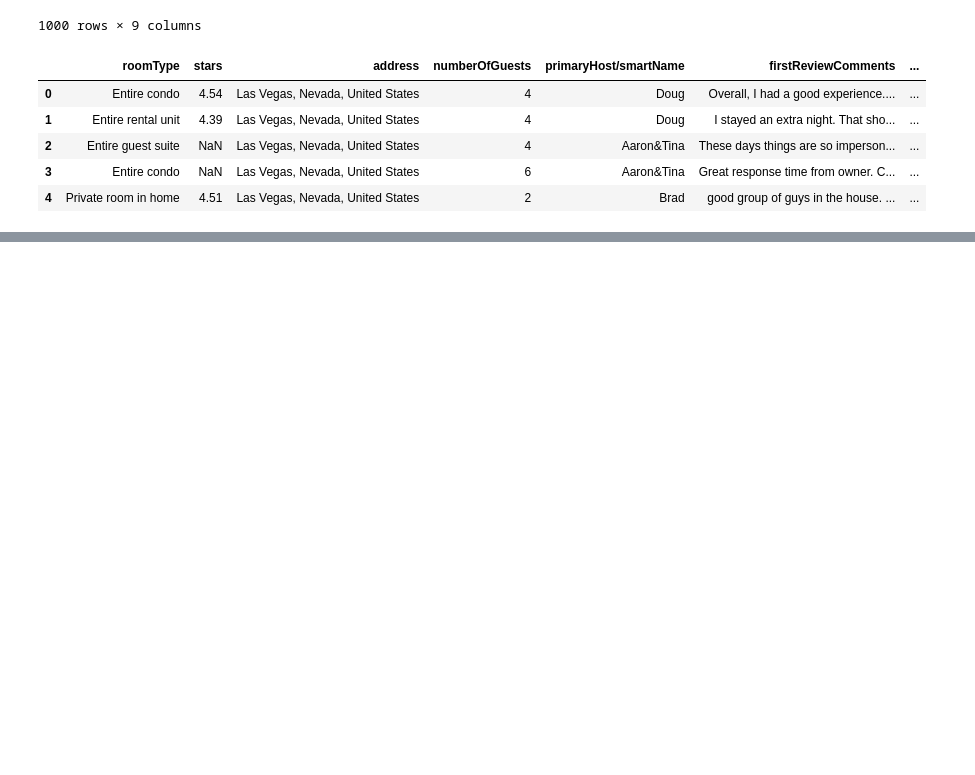
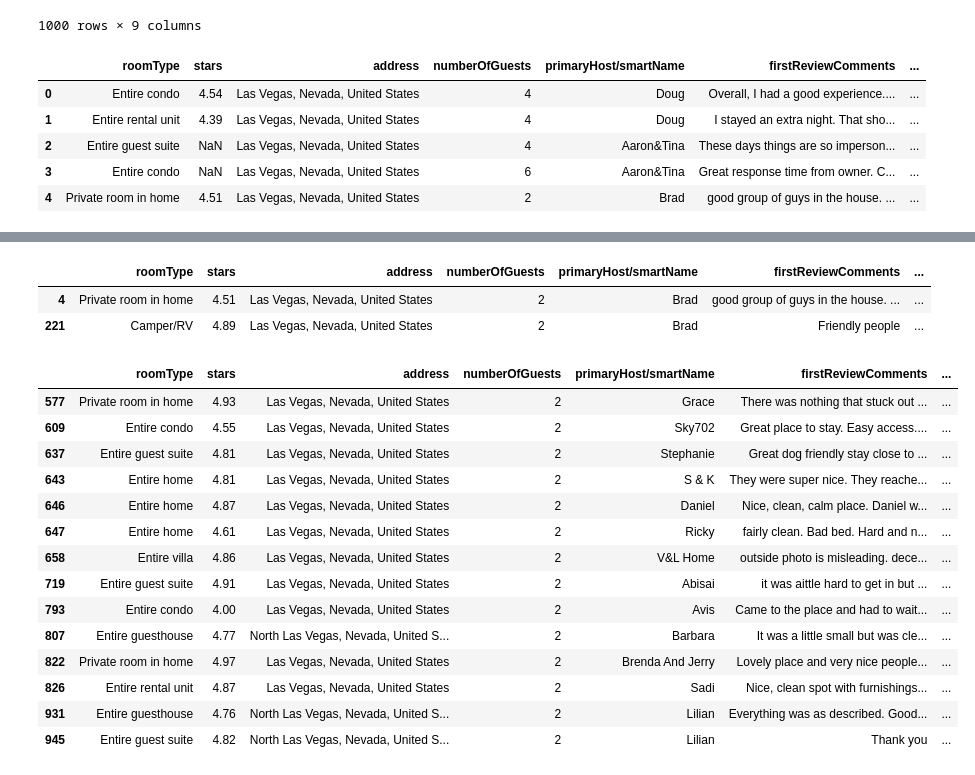
Before and after one commit to arturmusalimov/ml_shared, a Jupyter notebook: week3/pnadas_las_vegas.ipynb, the cells around one changed output, grey strips where cells are left out. Saved outputs shown, nothing was run; the diff lists cells and outputs as text; code cells hidden in the pictures; blank space fills up the shorter version.

```diff
--- a/week3/pnadas_las_vegas.ipynb
+++ b/week3/pnadas_las_vegas.ipynb
@@ -101,3 +101,5 @@ df.head()
 | 2 | Entire guest suite | NaN | Las Vegas, Nevada, United States | 4 | Aaron&Tina | These days things are so imperson... | ... |
 | 3 | Entire condo | NaN | Las Vegas, Nevada, United States | 6 | Aaron&Tina | Great response time from owner. C... | ... |
 | 4 | Private room in home | 4.51 | Las Vegas, Nevada, United States | 2 | Brad | good group of guys in the house. ... | ... |
+# %%
+df.drop(0, axis=0, inplace=True)
@@ -103,0 +132,24 @@ df.head()
+# %%
+df[df["primaryHost/smartName"]=="Brad"]
+# %% [output]
+|  | roomType | stars | address | numberOfGuests | primaryHost/smartName | firstReviewComments | ... |
+| 4 | Private room in home | 4.51 | Las Vegas, Nevada, United States | 2 | Brad | good group of guys in the house. ... | ... |
+| 221 | Camper/RV | 4.89 | Las Vegas, Nevada, United States | 2 | Brad | Friendly people | ... |
+# %%
+df[(df["numberOfGuests"]==2) & (df["firstReviewRating"]<5.0)]
+# %% [output]
+|  | roomType | stars | address | numberOfGuests | primaryHost/smartName | firstReviewComments | ... |
+| 577 | Private room in home | 4.93 | Las Vegas, Nevada, United States | 2 | Grace | There was nothing that stuck out ... | ... |
+| 609 | Entire condo | 4.55 | Las Vegas, Nevada, United States | 2 | Sky702 | Great place to stay. Easy access.... | ... |
+| 637 | Entire guest suite | 4.81 | Las Vegas, Nevada, United States | 2 | Stephanie | Great dog friendly stay close to ... | ... |
+| 643 | Entire home | 4.81 | Las Vegas, Nevada, United States | 2 | S & K | They were super nice. They reache... | ... |
+| 646 | Entire home | 4.87 | Las Vegas, Nevada, United States | 2 | Daniel | Nice, clean, calm place. Daniel w... | ... |
+| 647 | Entire home | 4.61 | Las Vegas, Nevada, United States | 2 | Ricky | fairly clean. Bad bed. Hard and n... | ... |
+| 658 | Entire villa | 4.86 | Las Vegas, Nevada, United States | 2 | V&L Home | outside photo is misleading. dece... | ... |
+| 719 | Entire guest suite | 4.91 | Las Vegas, Nevada, United States | 2 | Abisai | it was aittle hard to get in but ... | ... |
+| 793 | Entire condo | 4.00 | Las Vegas, Nevada, United States | 2 | Avis | Came to the place and had to wait... | ... |
+| 807 | Entire guesthouse | 4.77 | North Las Vegas, Nevada, United S... | 2 | Barbara | It was a little small but was cle... | ... |
+| 822 | Private room in home | 4.97 | Las Vegas, Nevada, United States | 2 | Brenda And Jerry | Lovely place and very nice people... | ... |
+| 826 | Entire rental unit | 4.87 | Las Vegas, Nevada, United States | 2 | Sadi | Nice, clean spot with furnishings... | ... |
+| 931 | Entire guesthouse | 4.76 | North Las Vegas, Nevada, United S... | 2 | Lilian | Everything was as described. Good... | ... |
+| 945 | Entire guest suite | 4.82 | North Las Vegas, Nevada, United S... | 2 | Lilian | Thank you | ... |
```
Also changed, not shown: parts of 5 cells of this notebook, 2 other files.
